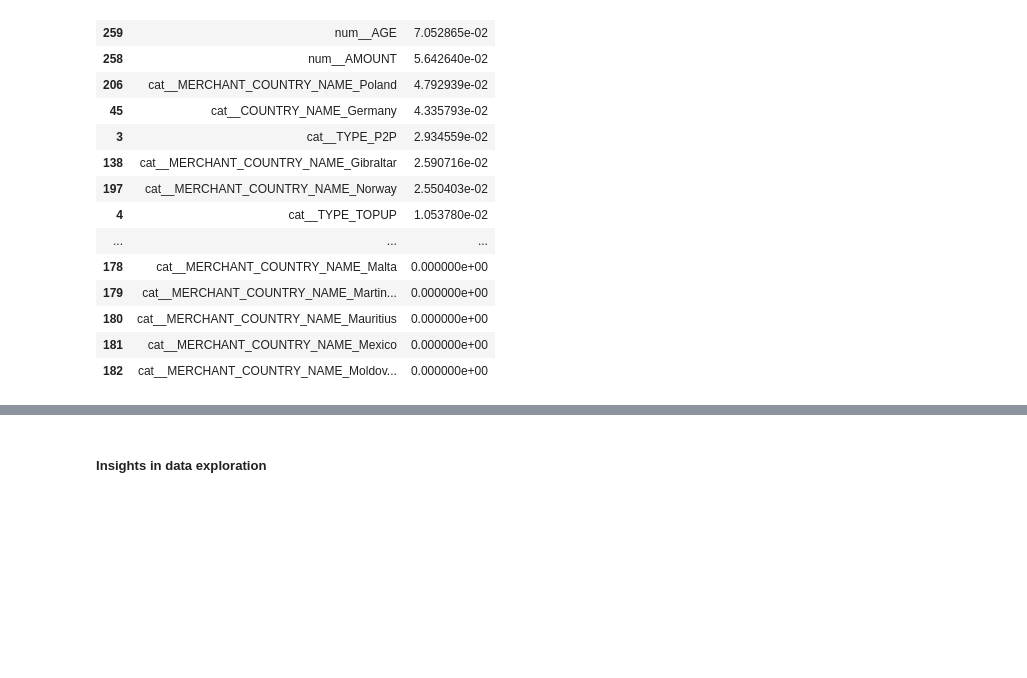
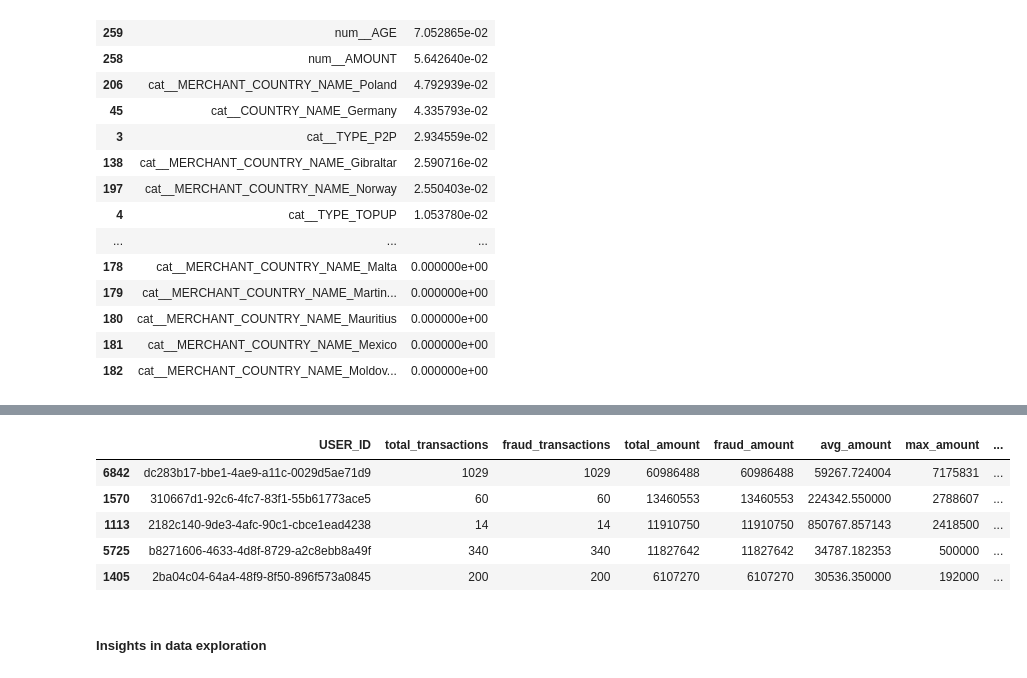
Before and after one commit to raftrp26/ai-agents-playground, a Jupyter notebook: notebooks/Fraud Prevention Case/fraud_analysis.ipynb, the cells around one changed output, grey strips where cells are left out. Cells and saved outputs as stored; diff of their text form; code cells hidden in the pictures; blank space fills up the shorter version.

```diff
--- a/notebooks/Fraud Prevention Case/fraud_analysis.ipynb
+++ b/notebooks/Fraud Prevention Case/fraud_analysis.ipynb
@@ -1338,3 +1787,49 @@ feature_importance.head(30)
+# %%
+fraudster_base = df_final.groupby("USER_ID").agg(
+    total_transactions=("USER_ID", "count"),
+    fraud_transactions=("IS_FRAUD", "sum"),
+    total_amount=("AMOUNT", "sum"),
+    fraud_amount=("AMOUNT", lambda x: x[df_final.loc[x.index, "IS_FRAUD"]].sum()),
+    avg_amount=("AMOUNT", "mean"),
+    max_amount=("AMOUNT", "max"),
+    unique_types=("TYPE", "nunique"),
+    unique_currencies=("CURRENCY", "nunique"),
+    unique_merchant_countries=("MERCHANT_COUNTRY_NAME", "nunique"),
+    cross_border_transactions=("CROSS_BORDER_FLAG", "sum"),
+    kyc_status=("KYC", "first"),
+    birth_year=("BIRTH_YEAR", "first"),
+    country_name=("COUNTRY_NAME", "first")
+).reset_index()
+
+fraudster_base["fraud_rate"] = (
+    fraudster_base["fraud_transactions"] / fraudster_base["total_transactions"]
+)
+
+fraudster_base["cross_border_rate"] = (
+    fraudster_base["cross_border_transactions"] / fraudster_base["total_transactions"]
+)
+
+fraudster_base["kyc_passed_flag"] = np.where(
+    fraudster_base["kyc_status"] == "PASSED",
+    1,
+    0
+)
+
+fraudster_base = fraudster_base[
+    fraudster_base["fraud_transactions"] > 0
+].copy()
+# %%
+fraudster_base.sort_values(
+    by=["fraud_rate", "fraud_amount", "fraud_transactions"],
+    ascending=[False, False, False]
+).head(5)
+# %% [output]
+|  | USER_ID | total_transactions | fraud_transactions | total_amount | fraud_amount | avg_amount | max_amount | ... |
+| 6842 | dc283b17-bbe1-4ae9-a11c-0029d5ae71d9 | 1029 | 1029 | 60986488 | 60986488 | 59267.724004 | 7175831 | ... |
+| 1570 | 310667d1-92c6-4fc7-83f1-55b61773ace5 | 60 | 60 | 13460553 | 13460553 | 224342.550000 | 2788607 | ... |
+| 1113 | 2182c140-9de3-4afc-90c1-cbce1ead4238 | 14 | 14 | 11910750 | 11910750 | 850767.857143 | 2418500 | ... |
+| 5725 | b8271606-4633-4d8f-8729-a2c8ebb8a49f | 340 | 340 | 11827642 | 11827642 | 34787.182353 | 500000 | ... |
+| 1405 | 2ba04c04-64a4-48f9-8f50-896f573a0845 | 200 | 200 | 6107270 | 6107270 | 30536.350000 | 192000 | ... |
 # %% [markdown]
 ##### Insights in data exploration
 # %% [markdown]
```
Also changed, not shown: parts of 26 cells of this notebook.
